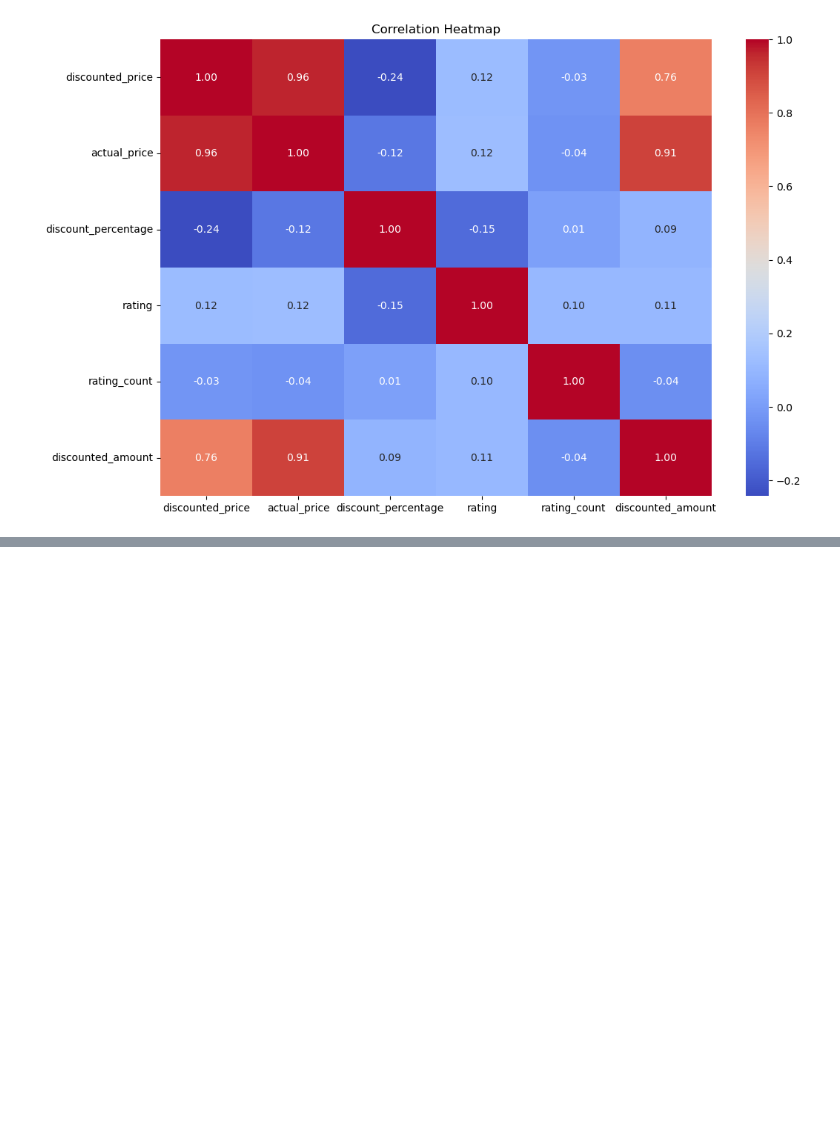
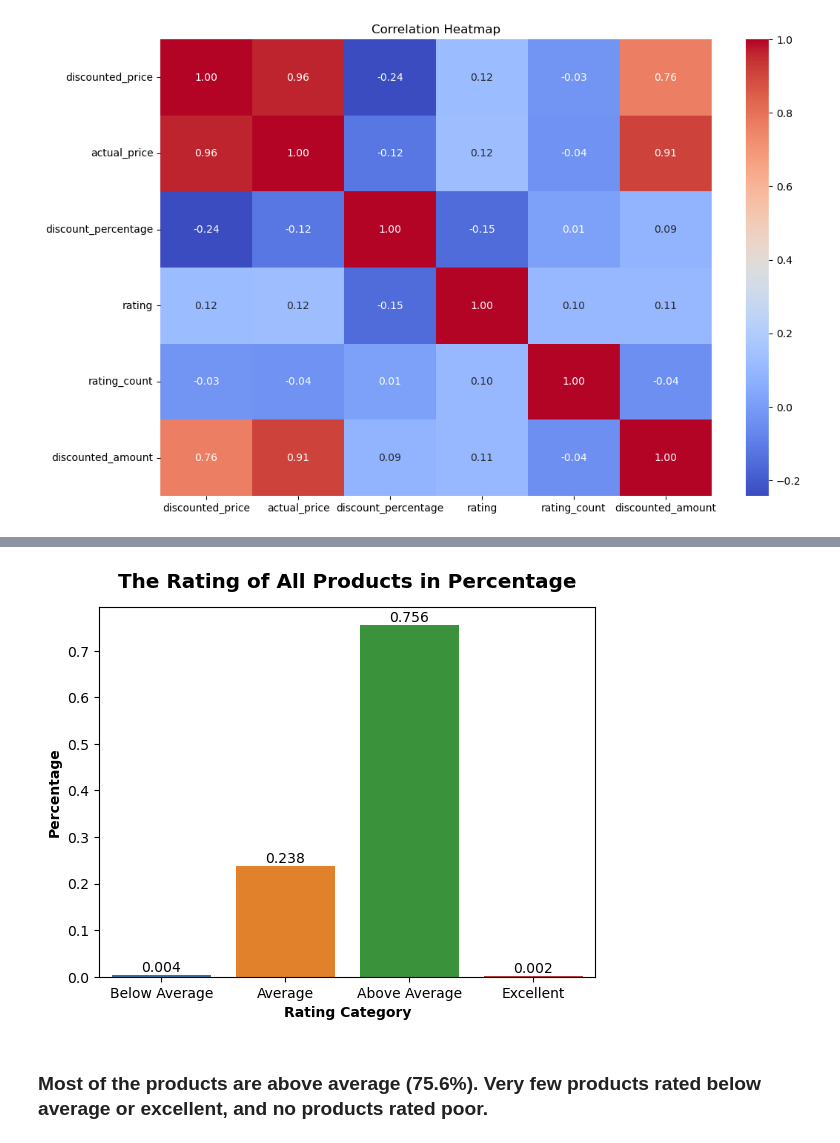
Before and after one commit to dinglinlee/SC1015-Project, a Jupyter notebook: dsaiReccSystem.ipynb, the cells around one changed output, grey strips where cells are left out. Drawn from its saved outputs; the diff is of its cells as text; code cells hidden in the pictures; blank space fills up the shorter version.

```diff
--- a/dsaiReccSystem.ipynb
+++ b/dsaiReccSystem.ipynb
@@ -265,0 +304,39 @@ plt.show()
+# %%
+#Creating Categories for Rankings
+
+rating_score = []
+
+for score in cleanData1['rating']:
+    if score < 2.0 : rating_score.append('Poor')
+    elif score < 3.0 : rating_score.append('Below Average')
+    elif score < 4.0 : rating_score.append('Average')
+    elif score < 5.0 : rating_score.append('Above Average')
+    elif score == 5.0 : rating_score.append('Excellent')
+
+cleanData1['rating_score'] = rating_score
+
+cleanData1['rating_score'] = cleanData1['rating_score'].astype('category')
+cleanData1['rating_score'] = cleanData1['rating_score'].cat.reorder_categories(['Below Average', 'Average', 'Above Average', 'Excellent'], ordered=True)
+# %%
+#The Rating of All Products in Percentage
+
+rating_ordered = ['Below Average', 'Average', 'Above Average', 'Excellent']
+
+rating_count = cleanData1['rating_score'].value_counts(normalize=True).rename_axis('rating').reset_index(name='counts')
+
+rating_count['counts'] = rating_count['counts'].round(3)
+
+rating_count_plot = sb.barplot(data=rating_count, x='rating', y='counts', order=rating_ordered)
+
+rating_count_plot.set_xlabel('Rating Category', fontweight='bold')
+rating_count_plot.set_ylabel('Percentage', fontweight='bold')
+rating_count_plot.set_title('The Rating of All Products in Percentage', fontweight='heavy', size='x-large', y=1.03)
+
+
+rating_count_plot.bar_label(rating_count_plot.containers[0])
+
+plt.show()
+# %% [output]
+[figure, added]
+# %% [markdown]
+### Most of the products are above average (75.6%). Very few products rated below average or excellent, and no products rated poor.
```
Also changed, not shown: parts of 27 cells of this notebook.
